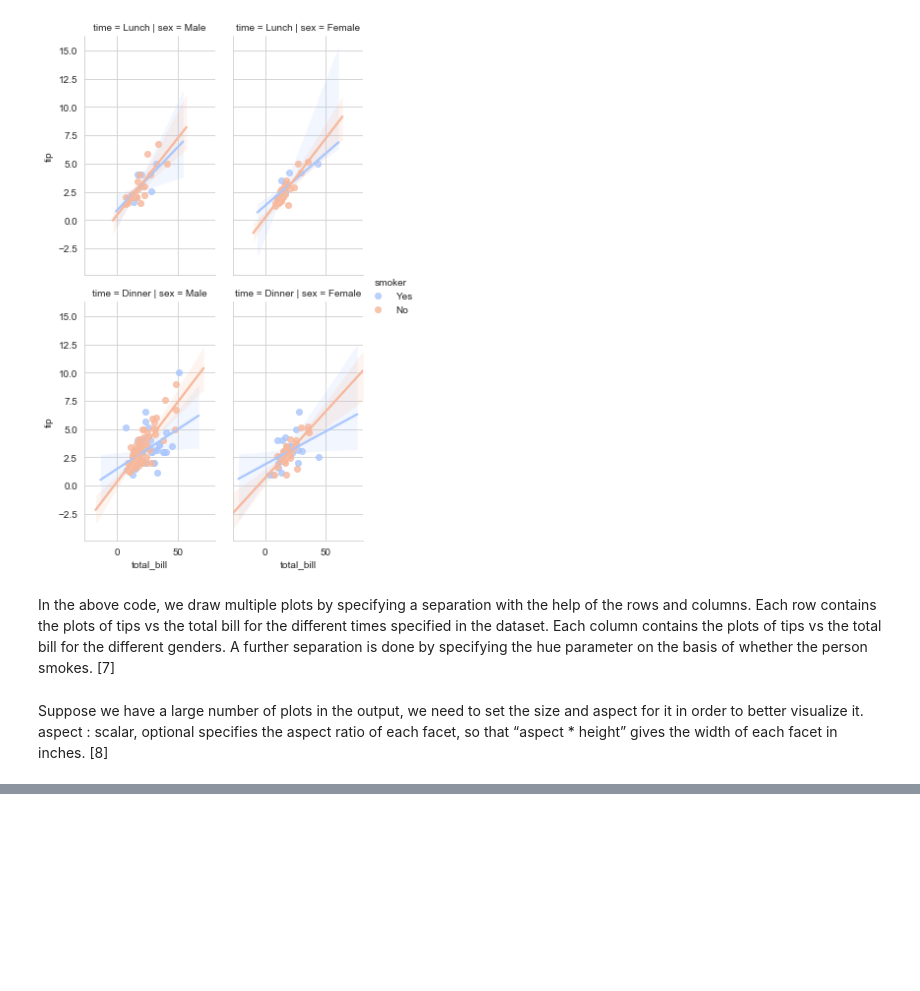
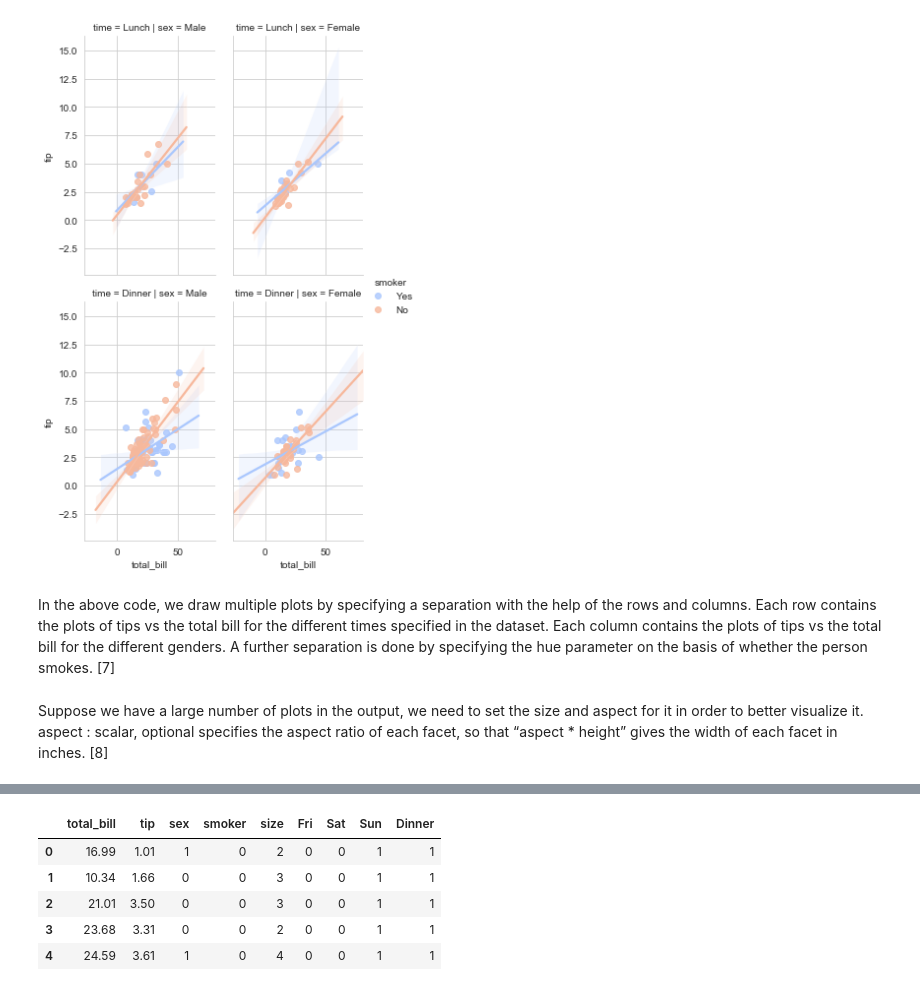
Before and after one commit to NiamhOL/Fundamentals_of_Data_Analysis_2019, a Jupyter notebook: Anaylsing the Tips Database with Seaborn.ipynb, the cells around one changed output, grey strips where cells are left out. Saved outputs shown, nothing was run; the diff lists cells and outputs as text; code cells hidden in the pictures; blank space fills up the shorter version.

```diff
--- a/Anaylsing the Tips Database with Seaborn.ipynb
+++ b/Anaylsing the Tips Database with Seaborn.ipynb
@@ -315,0 +292,4 @@ sns.heatmap(tips.corr(),linecolor='white',linewidths=2,annot=True)
+# %%
+
+df.replace({ 'sex': {'Male':0 , 'Female':1} , 'smoker' : {'No': 0 , 'Yes': 1}} ,inplace=True)
+df.head()
@@ -315,0 +315,14 @@ sns.heatmap(tips.corr(),linecolor='white',linewidths=2,annot=True)
+# %%
+days=pd.get_dummies(df['day'],drop_first=True)
+df = pd.concat([df,days],axis=1)
+times=pd.get_dummies(df['time'],drop_first=True)
+df = pd.concat([df,times],axis=1)
+df.drop(['day','time'],inplace=True,axis=1)
+df.head()
+# %% [output]
+|  | total_bill | tip | sex | smoker | size | Fri | Sat | Sun | Dinner |
+| 0 | 16.99 | 1.01 | 1 | 0 | 2 | 0 | 0 | 1 | 1 |
+| 1 | 10.34 | 1.66 | 0 | 0 | 3 | 0 | 0 | 1 | 1 |
+| 2 | 21.01 | 3.50 | 0 | 0 | 3 | 0 | 0 | 1 | 1 |
+| 3 | 23.68 | 3.31 | 0 | 0 | 2 | 0 | 0 | 1 | 1 |
+| 4 | 24.59 | 3.61 | 1 | 0 | 4 | 0 | 0 | 1 | 1 |
```
Also changed, not shown: parts of 29 cells of this notebook.
